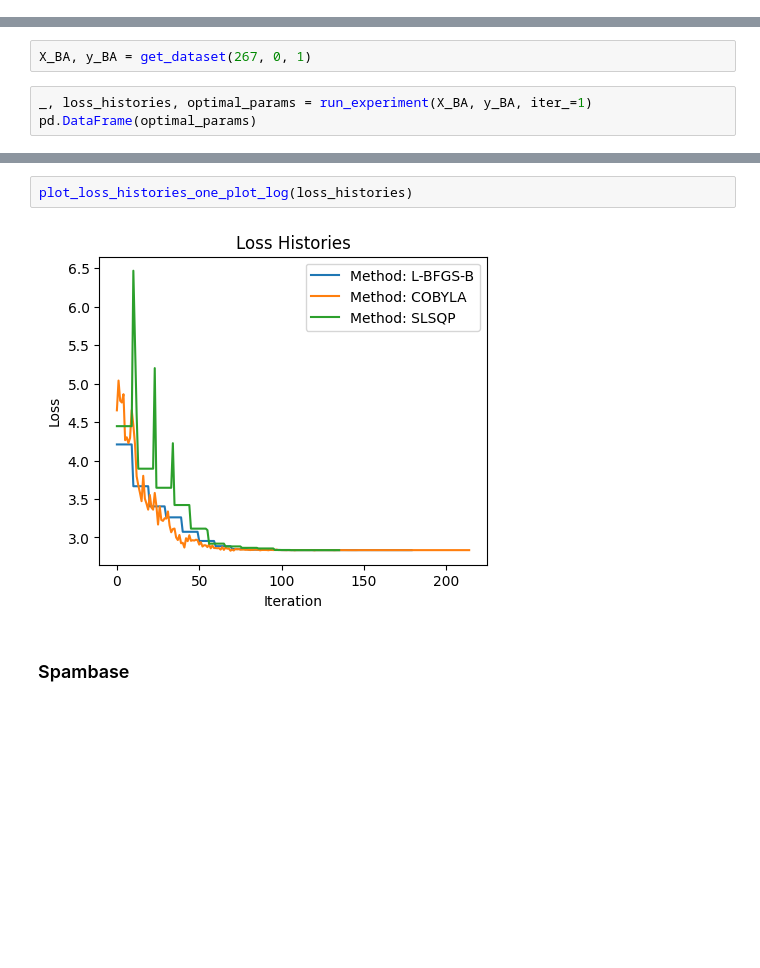
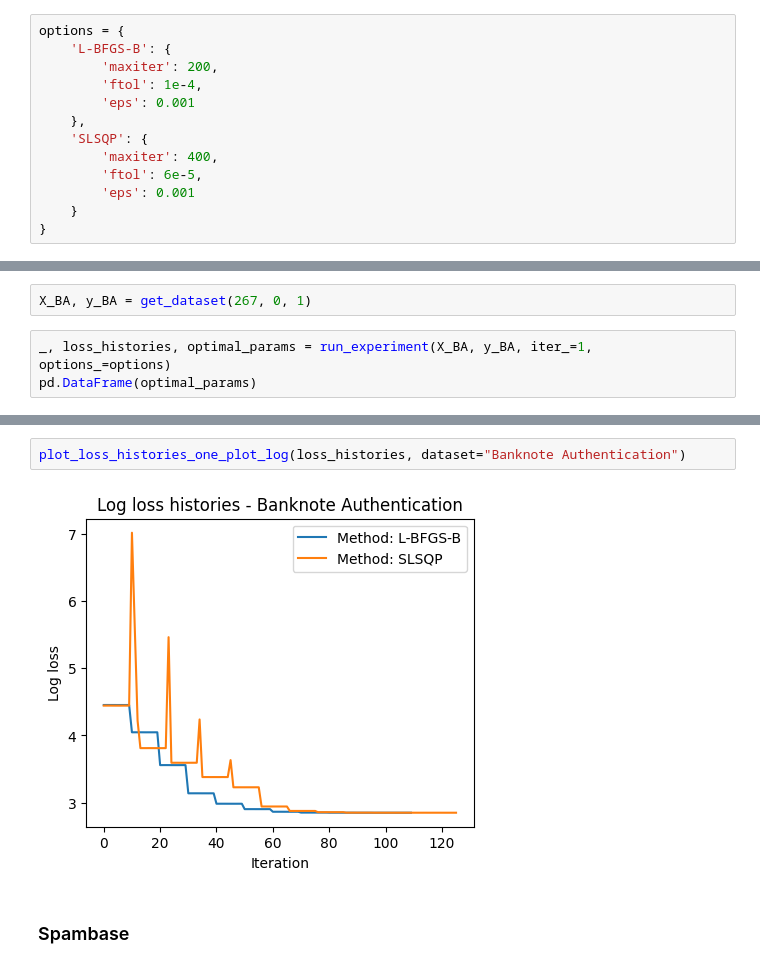
Before and after one commit to zalewskij/Optimization-in-Data-Analysis, a Jupyter notebook: results.ipynb, the cells around one changed output, grey strips where cells are left out. Drawn from its saved outputs; the diff is of its cells as text; blank space fills up the shorter version.

```diff
--- a/results.ipynb
+++ b/results.ipynb
@@ -3,6 +3,19 @@ import numpy as np
 import pandas as pd
 np.random.seed(0)
 from utils import plot_loss_histories_one_plot_log, run_experiment, plot_accuracies, get_dataset, test_and_plot_parameters
+# %%
+options = {
+    'L-BFGS-B': {
+        'maxiter': 200,
+        'ftol': 1e-4,
+        'eps': 0.001
+    },
+    'SLSQP': {
+        'maxiter': 400,
+        'ftol': 6e-5,
+        'eps': 0.001
+    }
+}
 # %% [markdown]
 ## Generated dataset
 # %%
@@ -49,6 +62,6 @@ plot_loss_histories_one_plot_log(loss_histories)
 # %%
 X_BA, y_BA = get_dataset(267, 0, 1)
 # %%
-_, loss_histories, optimal_params = run_experiment(X_BA, y_BA, iter_=1)
+_, loss_histories, optimal_params = run_experiment(X_BA, y_BA, iter_=1, options_=options)
 pd.DataFrame(optimal_params)
 # %% [output]
@@ -61,7 +74,7 @@ pd.DataFrame(optimal_params)
 # %%
-plot_loss_histories_one_plot_log(loss_histories)
+plot_loss_histories_one_plot_log(loss_histories, dataset="Banknote Authentication")
 # %% [output]
-[figure, old version]
+[figure, new version]
 # %% [markdown]
 ### Spambase
 # %%
```
Also changed, not shown: parts of 11 cells of this notebook, 1 other file.
